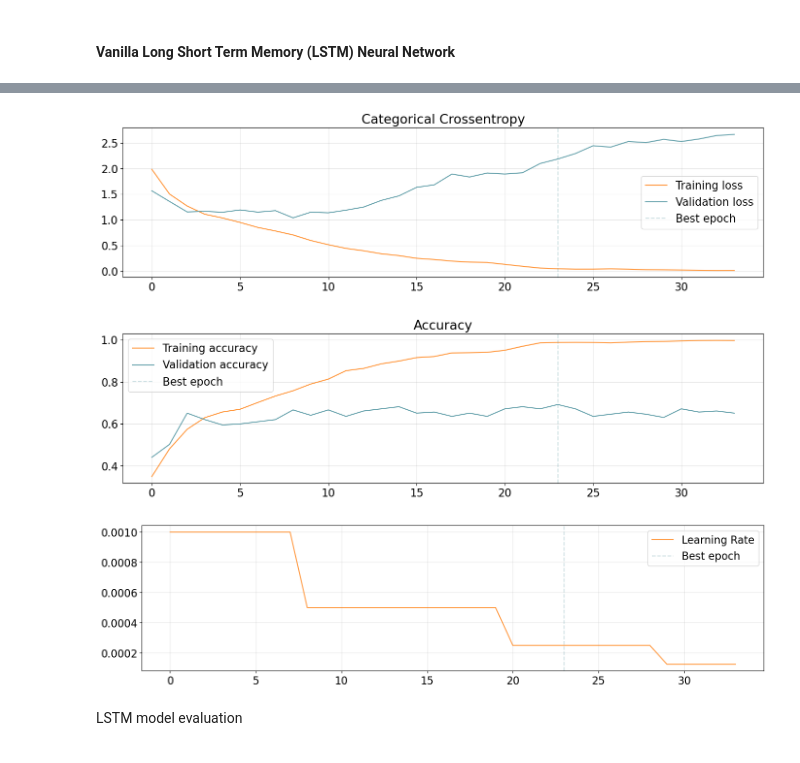
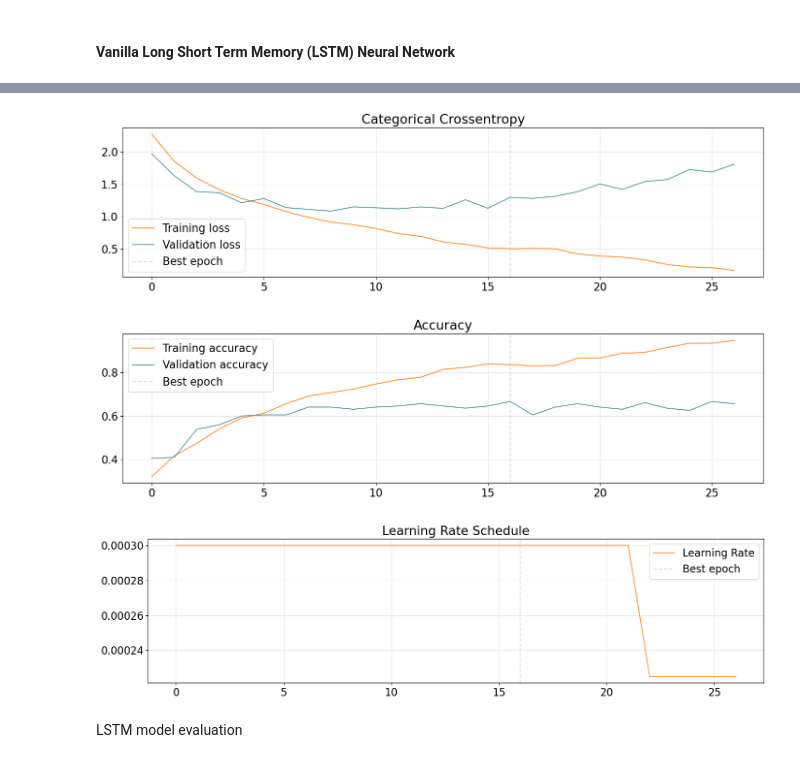
Before and after one commit to gabrieleginestroni/AN2DL-project-2022, a Jupyter notebook: Homework2/Code/simo_baseline.ipynb, the cells around one changed output, grey strips where cells are left out. Cells and saved outputs as stored; diff of their text form; code cells hidden in the pictures.

Commit message:
updated models and new f1 scores plots

```diff
--- a/Homework2/Code/simo_baseline.ipynb
+++ b/Homework2/Code/simo_baseline.ipynb
@@ -101,17 +101,3 @@ for i in range(features_num):
     X_test[:, i, :] = scalers[i].transform(X_test[:, i, :])
 # %% [output]
 features:  6
-# %%
-'''
-X_train_2d = np.reshape(X_train, (len(X_train[:, 0 , 0]), 36 * 6))
-X_test_2d = np.reshape(X_test, (len(X_test[:, 0 , 0]), 36 * 6))
-
-
-# Fit the scaler to the training data and apply the scaling on the training data
-X_train = scaler.fit_transform(X_train_2d)
-# Apply the scaling on validation data
-X_test = scaler.transform(X_test_2d)
-#Getting back to orginal shape
-X_train = np.reshape(X_train, (1943, 36, 6))
-X_test = np.reshape(X_test, (486, 36, 6))
-'''
@@ -138,32 +122,37 @@ epochs = 200
 # %% [markdown]
 #### Vanilla Long Short Term Memory (LSTM) Neural Network
 # %%
-def build_LSTM_classifier(input_shape, classes):
+def build_LSTM_classifier(input_shape):
     # Build the neural network layer by layer
     input_layer = tfkl.Input(shape=input_shape, name='Input')
 
+    # in the LSTM layers:
+    # return_sequences=True -> output = batch_size * timestamps * features
+    # return_sequences=False -> output = batch_size * 1 (just last timestamp) * features
+
     # Feature extractor
-    lstm = tfkl.LSTM(256, return_sequences=True)(input_layer)    # return_sequences=True -> output = batch_size * timestamps * features
-                                                                 # return_sequences=False -> output = batch_size * 1 (just last timestamp) * features
-    lstm = tfkl.LSTM(256, return_sequences=True)(lstm)
+    lstm = tfkl.LSTM(512, return_sequences=True)(input_layer)
+    lstm = tfkl.LSTM(512, return_sequences=True)(lstm)
     lstm = tfkl.LSTM(256, return_sequences=False)(lstm)
-    dropout = tfkl.Dropout(.3, seed=seed)(lstm)
+    dropout = tfkl.Dropout(.4, seed=seed)(lstm)
 
     # Classifier
     dense = tfkl.Dense(256, activation='relu')(dropout)
     dense = tfkl.Dense(256, activation='relu')(dense)
-    output_layer = tfkl.Dense(classes, activation='softmax')(dense)
+    dense = tfkl.Dense(128, activation='relu')(dense)
+    dropout = tfkl.Dropout(.4, seed=seed)(dense)
+    output_layer = tfkl.Dense(classes, activation='softmax')(dropout)
 
     # Connect input and output through the Model class
     model = tfk.Model(inputs=input_layer, outputs=output_layer, name='model1')
 
     # Compile the model
-    model.compile(loss=tfk.losses.CategoricalCrossentropy(), optimizer=tfk.optimizers.Adam(), metrics='accuracy')
+    model.compile(loss=tfk.losses.CategoricalCrossentropy(), optimizer=tfk.optimizers.Adam(3e-4), metrics='accuracy')
 
     # Return the model
     return model
 # %%
-model = build_LSTM_classifier(input_shape, classes)
+model = build_LSTM_classifier(input_shape)
 model.summary()
 # %% [output]
 Model: "model1"
@@ -193,7 +182,7 @@ history = model.fit(
     validation_split=.1,
     callbacks = [
         tfk.callbacks.EarlyStopping(monitor='val_accuracy', mode='max', patience=10, restore_best_weights=True),
-        tfk.callbacks.ReduceLROnPlateau(monitor='val_accuracy', mode='max', patience=5, factor=0.5, min_lr=1e-5)
+        tfk.callbacks.ReduceLROnPlateau(monitor='val_accuracy', mode='max', patience=5, factor=0.75, min_lr=1e-5)
     ]
 ).history
 # %% [output]
@@ -217,33 +206,34 @@ Epoch 34/200
 # %%
 best_epoch = np.argmax(history['val_accuracy'])
 plt.figure(figsize=(17,4))
 plt.plot(history['loss'], label='Training loss', alpha=.8, color='#ff7f0e')
 plt.plot(history['val_loss'], label='Validation loss', alpha=.9, color='#5a9aa5')
 plt.axvline(x=best_epoch, label='Best epoch', alpha=.3, ls='--', color='#5a9aa5')
 plt.title('Categorical Crossentropy')
 plt.legend()
 plt.grid(alpha=.3)
 plt.show()
 
 plt.figure(figsize=(17,4))
 plt.plot(history['accuracy'], label='Training accuracy', alpha=.8, color='#ff7f0e')
 plt.plot(history['val_accuracy'], label='Validation accuracy', alpha=.9, color='#5a9aa5')
 plt.axvline(x=best_epoch, label='Best epoch', alpha=.3, ls='--', color='#5a9aa5')
 plt.title('Accuracy')
 plt.legend()
 plt.grid(alpha=.3)
 plt.show()
 
 plt.figure(figsize=(17,4))
+plt.title('Learning Rate Schedule')
 plt.plot(history['lr'], label='Learning Rate', alpha=.8, color='#ff7f0e')
 plt.axvline(x=best_epoch, label='Best epoch', alpha=.3, ls='--', color='#5a9aa5')
 plt.legend()
 plt.grid(alpha=.3)
 plt.show()
 # %% [output]
-[figure, old version]
+[figure, new version]
-[figure, old version]
+[figure, new version]
-[figure, old version]
+[figure, new version]
 # %% [markdown]
 LSTM model evaluation
 # %%
```
Also changed, not shown: parts of 17 cells of this notebook.
